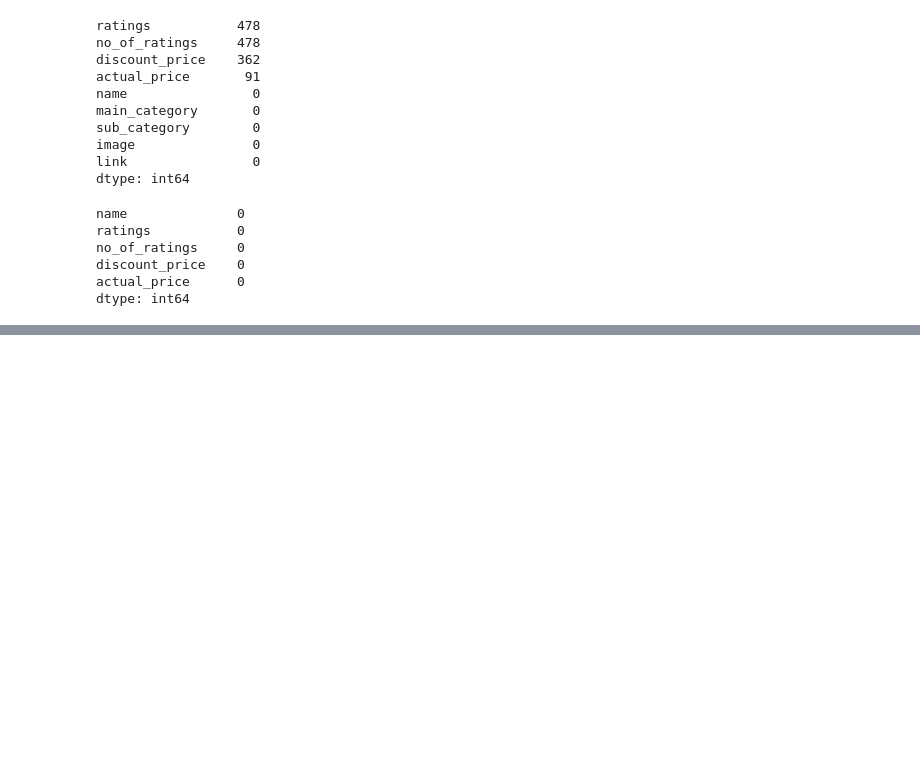
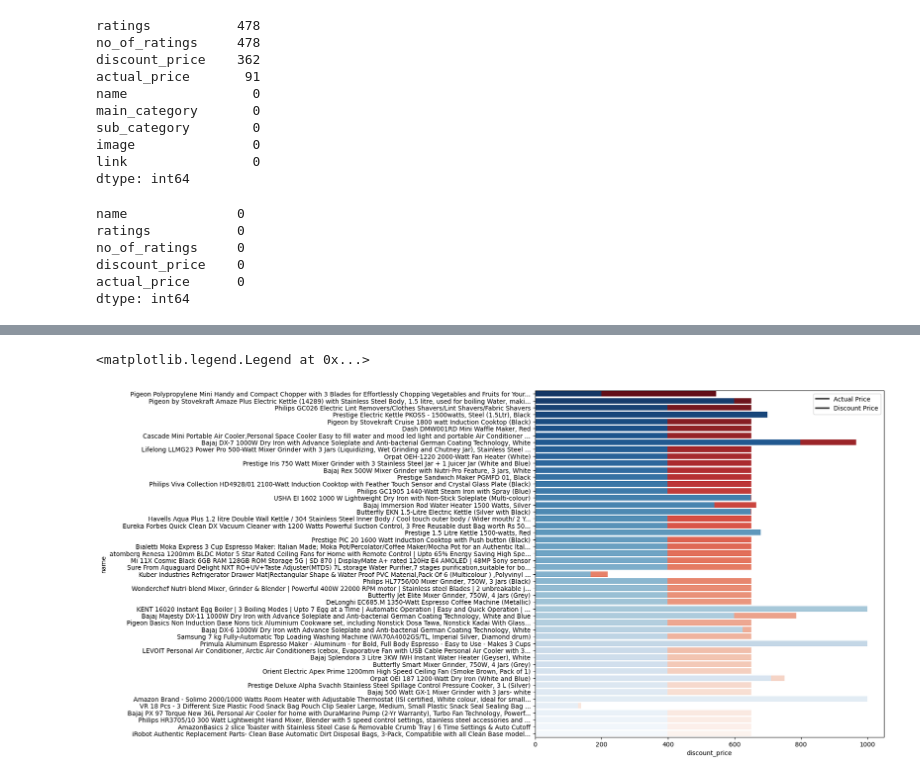
Before and after one commit to Harsh502s/Python-Assignments, a Jupyter notebook: Notebooks/Python Assignment 6 Data Viz.ipynb, the cells around one changed output, grey strips where cells are left out. Saved outputs shown, nothing was run; the diff lists cells and outputs as text; code cells hidden in the pictures; blank space fills up the shorter version.

```diff
--- a/Notebooks/Python Assignment 6 Data Viz.ipynb
+++ b/Notebooks/Python Assignment 6 Data Viz.ipynb
@@ -122,0 +137,10 @@ df
+# %%
+# Plotting the actudal price and discount price of the top 50 products
+
+plt.figure(figsize=(10,10))
+sns.barplot(x='actual_price', y='name', data=top_rated_products.head(50), palette='Reds_r')
+sns.barplot(x='discount_price', y='name', data=top_rated_products.head(50), palette='Blues_r')
+plt.legend(labels=['Actual Price', 'Discount Price'])
+# %% [output]
+<matplotlib.legend.Legend at 0x...>
+[figure, added]
```
Also changed, not shown: parts of 5 cells of this notebook, 1 other file.
